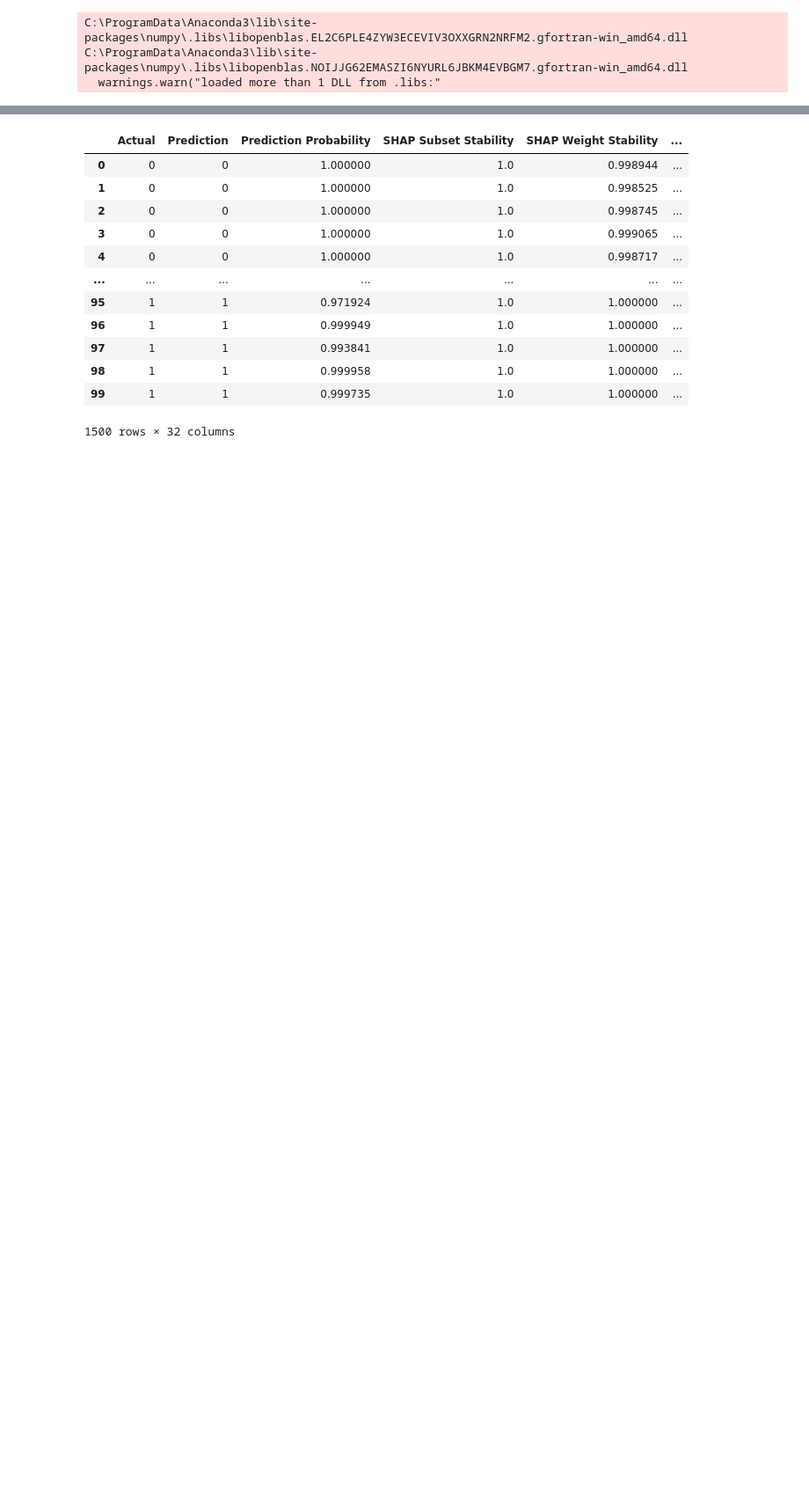
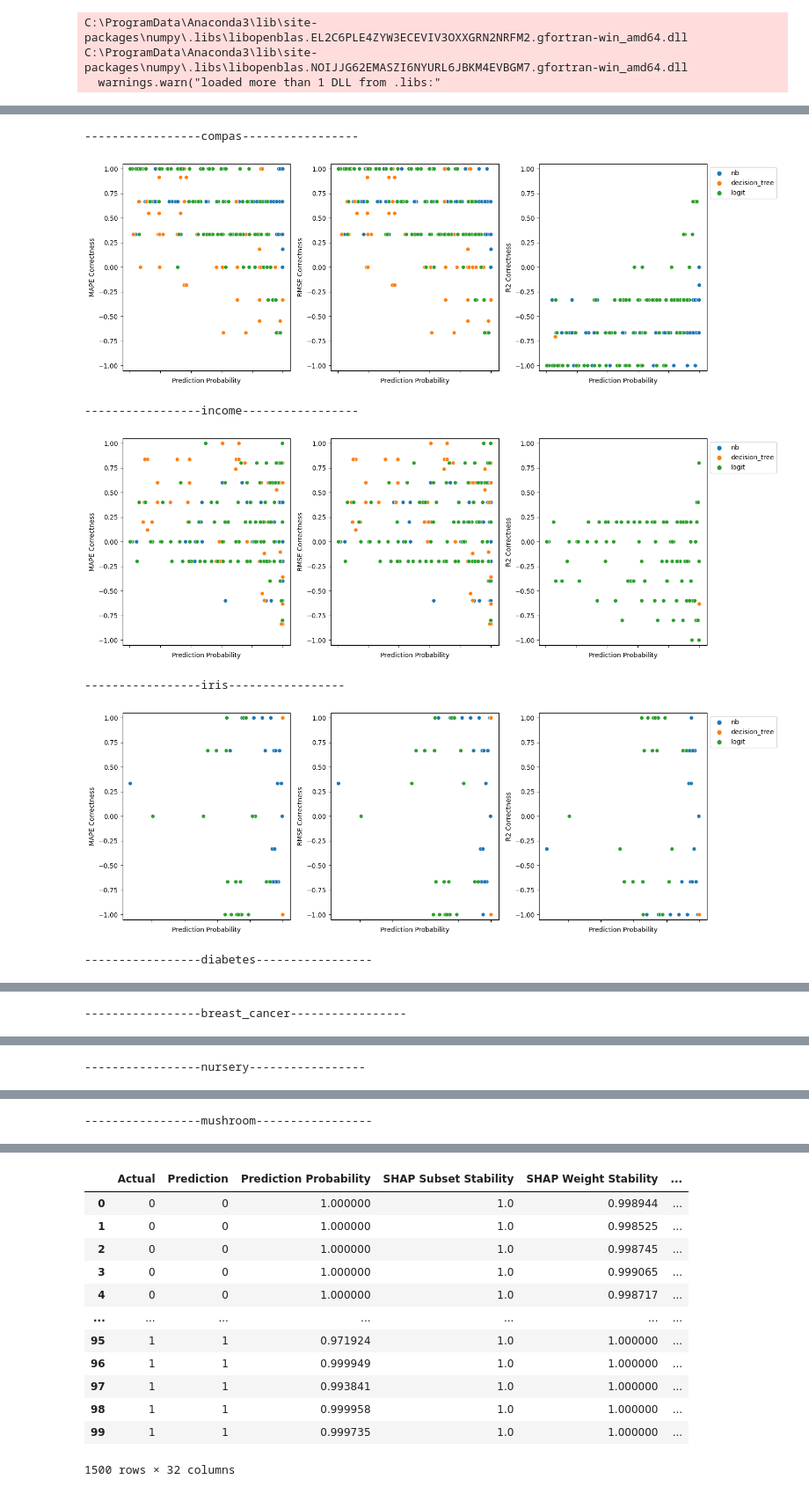
Before and after one commit to Mythreyi-V/full_fidelity, a Jupyter notebook: perm_fidelity_results.ipynb, the cells around one changed output, grey strips where cells are left out. Shown at 88% size. Cells and saved outputs as stored; diff of their text form; code cells hidden in the pictures; blank space fills up the shorter version.

```diff
--- a/perm_fidelity_results.ipynb
+++ b/perm_fidelity_results.ipynb
@@ -137,0 +322,52 @@ for data in cls_data:
+# %%
+cls_data = ['compas', "income", "iris", "diabetes", 'breast_cancer',"nursery", "mushroom"]
+models = ["logit", 'decision_tree', "nb"]
+perm_methods = ["permutation", "baseline_min", "baseline_mean", "baseline_max", "baseline_0"]
+
+for data in cls_data:
+    df = pd.DataFrame()
+    for model in models:
+        model_df = pd.DataFrame()
+        for method in perm_methods:
+            csv = pd.read_csv(os.path.join(data, model, method+"__corr_results.csv"), sep=";")
+            csv["Method"] = method
+            model_df = pd.concat([model_df, csv], axis=0, ignore_index=False, join="outer")
+        model_df["Model"] = model
+        df = pd.concat([model_df, df], axis=0, ignore_index=False, join="outer")
+    #print(df.shape)
+
+    #df = df.sort_values("Method", ascending=False)
+#     print(df.groupby(["Method", "Model"]).agg({'MAPE Correctness': ["mean", "std"]}).round(4))
+#     print(df.groupby(["Method", "Model"]).agg({'RMSE Correctness': ["mean", "std"]}).round(4))
+#     print(df.groupby(["Method", "Model"]).agg({'R2 Correctness': ["mean", "std"]}).round(4))
+
+
+
+    print("-----------------%s-----------------" %(data))
+# #     for method in perm_methods:
+#     #rint(method)
+    fig, ax = plt.subplots(1, 3, figsize=(15, 5))
+    sns.scatterplot(data=df[df["Method"]=="permutation"], hue="Model", y="MAPE Correctness", x="Prediction Probability", ax=ax[0])
+    ax[0].set_xticklabels(ax[0].get_xticklabels(), rotation = 50)
+    ax[0].get_legend().remove()
+    ax[0].set_ylim(-1.05, 1.05)
+
+    sns.scatterplot(data=df[df["Method"]=="permutation"], hue="Model", y="RMSE Correctness", x="Prediction Probability", ax=ax[1])
+    ax[1].set_xticklabels(ax[1].get_xticklabels(), rotation = 50)
+    ax[1].get_legend().remove()
+    ax[1].set_ylim(-1.05, 1.05)
+
+    sns.scatterplot(data=df[df["Method"]=="permutation"], hue="Model", y="R2 Correctness", x="Prediction Probability", ax=ax[2])
+    ax[2].set_ylim(-1.05, 1.05)
+    ax[2].set_xticklabels(ax[2].get_xticklabels(), rotation = 50)
+    ax[2].legend(loc='upper left', bbox_to_anchor=(1, 1))
+    fig.tight_layout()
+    plt.show()
+# %% [output]
+-----------------compas-----------------
+[figure, added]
+-----------------income-----------------
+[figure, added]
+-----------------iris-----------------
+[figure, added]
+-----------------diabetes-----------------
@@ -137,0 +375 @@ for data in cls_data:
+-----------------breast_cancer-----------------
@@ -137,0 +377 @@ for data in cls_data:
+-----------------nursery-----------------
@@ -137,0 +379 @@ for data in cls_data:
+-----------------mushroom-----------------
```
Also changed, not shown: parts of 6 cells of this notebook, 13 other files.
